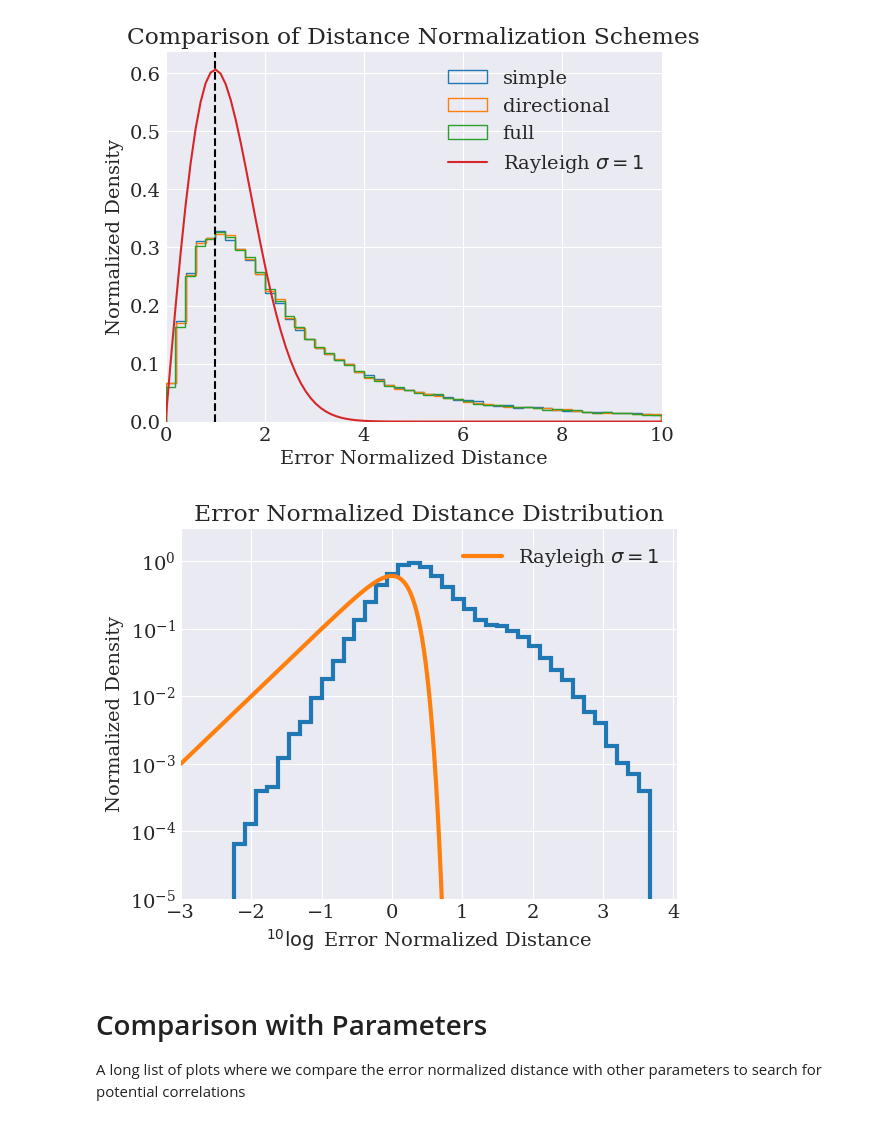
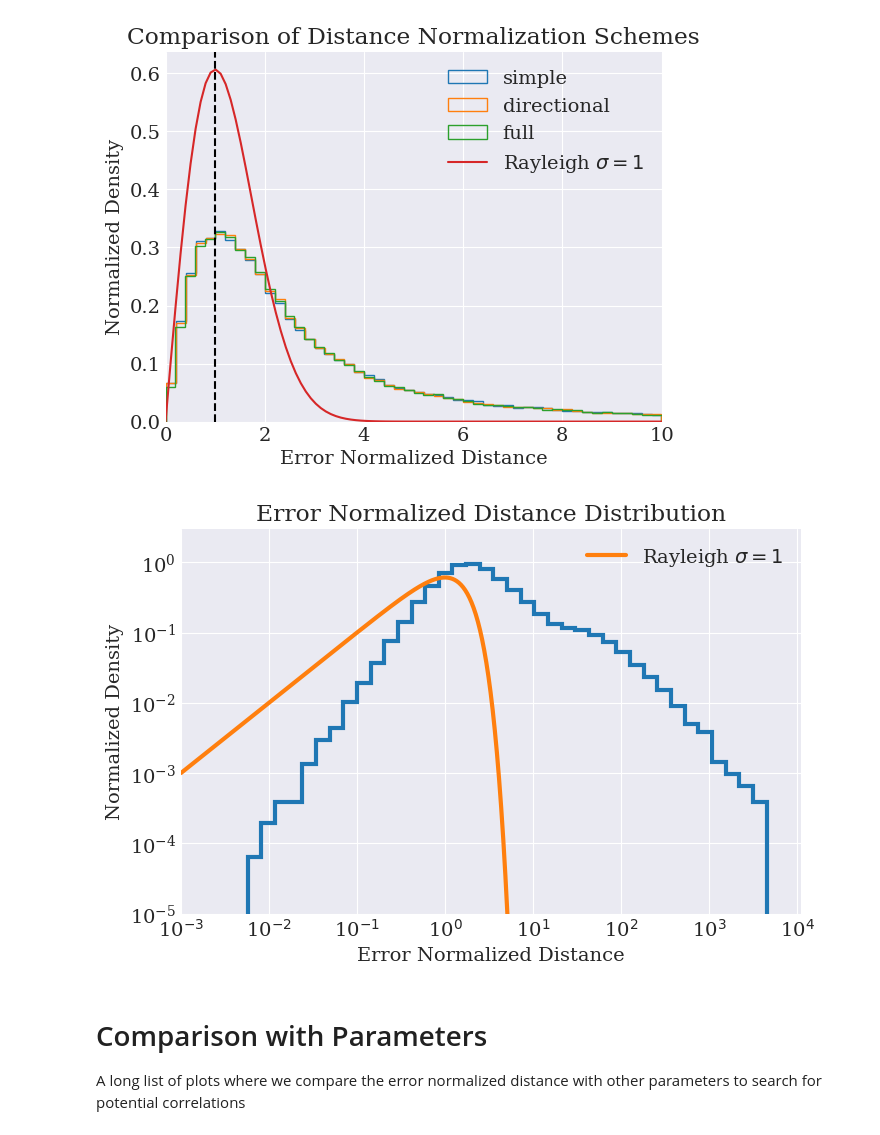
Before and after one commit to RenVit318/masterproject, a Jupyter notebook: src/notebooks/error_normalized_distance_study_marrese.ipynb, the cells around one changed output. Drawn from its saved outputs; the diff is of its cells as text; code cells hidden in the pictures.

Commit message:
Updated Plots + Kervella/Brandt v. D

```diff
--- a/src/notebooks/error_normalized_distance_study_marrese.ipynb
+++ b/src/notebooks/error_normalized_distance_study_marrese.ipynb
@@ -180,7 +179,7 @@ if not hip_mixed:# Get the correlation factors from Hipparcos-2 ! ONLY FOR HIP2
     covar_hip2 = extract_cov(hdu.data)
     hipp_corr_radec = covar_hip2[:,0,1]
 # %%
-brandt_factor = 1./1.36
+brandt_factor = 1.#/1.36
 # Compute the complete error normalized distances array
 pos_hipp = np.array([pos_hipp_table_full['ra'], pos_hipp_table_full['dec']]).T*3.6e6
 pos_gaia = np.array([pos_gaia_table_full['ra_prop'], pos_gaia_table_full['dec_prop']]).T*3.6e6
@@ -209,26 +208,31 @@ plt.show()
 [figure]
 # %%
 # Investigate the effect of different normalization methods in log space
+fig, ax = plt.subplots(1,1,figsize=(8,5))
 for method in ['full']:#, 'none']:
     error_norm_distances = compute_error_normalized_distance(pos_hipp, pos_gaia, unc_hipp, unc_gaia, method=method)
     plt.hist(np.log10(error_norm_distances), log=True, bins=50, density=True, histtype='step', lw=3)
 
 x = np.logspace(-3, 1, 500)
-plt.plot(np.log10(x), rayleigh(x, 1), label=r'Rayleigh $\sigma = 1$', lw=3)
+ax.plot(np.log10(x), rayleigh(x, 1), label=r'Rayleigh $\sigma = 1$', lw=3)
 #plt.axvline(x=0, c='black', ls='--', lw=4)
 drop = 0.2
 #plt.scatter(drop, rayleigh(10**drop, 1), c='black', marker='x', zorder=5, lw=3, s=100, label=r'Dropoff')
 plt.legend()
 
-plt.xlabel('$^{10}\log$ Error Normalized Distance')
-plt.ylabel('Normalized Density')
-plt.title('Error Normalized Distance Distribution')
-plt.ylim(1e-5, 3)
-plt.xlim(-3, )
+ax.set_xlabel('Error Normalized Distance')
+ax.set_ylabel('Normalized Density')
+ax.set_title('Error Normalized Distance Distribution')
+ax.set_ylim(1e-5, 3)
+ax.set_xlim(-3, )
+
+xticks = ax.get_xticks()[0:-1]
+plt.xticks(xticks, [fr'10$^{{{int(t)}}}$' for t in xticks])
+
 plt.savefig(fpath+'logD_distribution_Marrese.png', bbox_inches='tight')
 plt.show()
 # %% [output]
-[figure, old version]
+[figure, new version]
 # %%
 # Plot single crossmatch with error ellipses
 center_on_gaia = False
```
Also changed, not shown: parts of 12 cells of this notebook, 3 other files.
